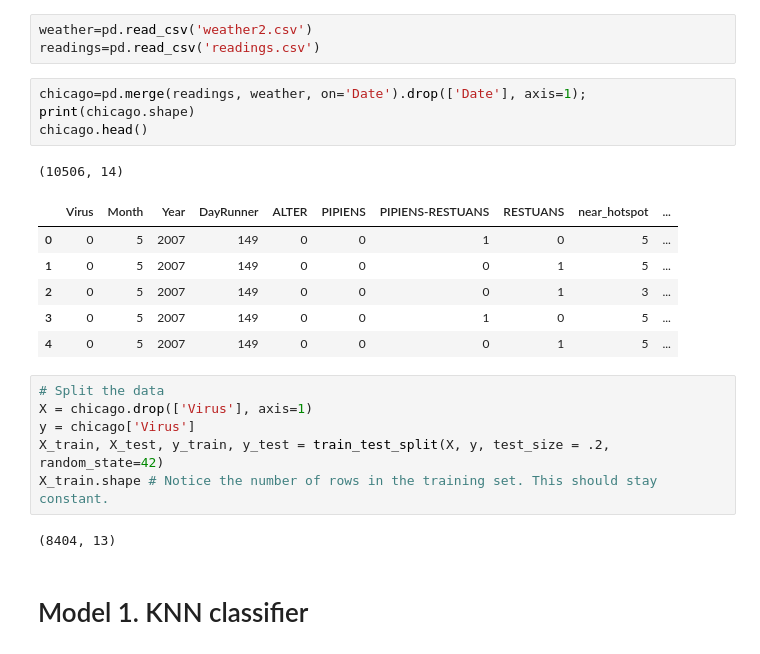
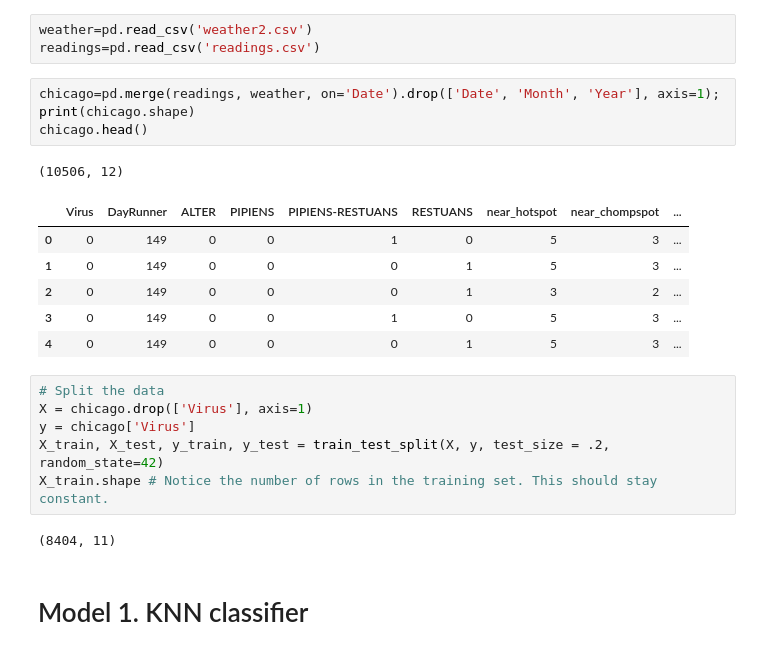
Before and after one commit to austinlasseter/West_Nile_Virus_032108, a Jupyter notebook: Austin/03 - Split and Modeling.ipynb, the cells around one changed output. Cells and saved outputs as stored; diff of their text form.

```diff
--- a/Austin/03 - Split and Modeling.ipynb
+++ b/Austin/03 - Split and Modeling.ipynb
@@ -29,17 +29,17 @@ $('.nbp-app-bar').toggle()
 weather=pd.read_csv('weather2.csv')
 readings=pd.read_csv('readings.csv')
 # %%
-chicago=pd.merge(readings, weather, on='Date').drop(['Date'], axis=1);
+chicago=pd.merge(readings, weather, on='Date').drop(['Date', 'Month', 'Year'], axis=1);
 print(chicago.shape)
 chicago.head()
 # %% [output]
-(10506, 14)
+(10506, 12)
-|  | Virus | Month | Year | DayRunner | ALTER | PIPIENS | PIPIENS-RESTUANS | RESTUANS | near_hotspot | ... |
-| 0 | 0 | 5 | 2007 | 149 | 0 | 0 | 1 | 0 | 5 | ... |
-| 1 | 0 | 5 | 2007 | 149 | 0 | 0 | 0 | 1 | 5 | ... |
-| 2 | 0 | 5 | 2007 | 149 | 0 | 0 | 0 | 1 | 3 | ... |
-| 3 | 0 | 5 | 2007 | 149 | 0 | 0 | 1 | 0 | 5 | ... |
-| 4 | 0 | 5 | 2007 | 149 | 0 | 0 | 0 | 1 | 5 | ... |
+|  | Virus | DayRunner | ALTER | PIPIENS | PIPIENS-RESTUANS | RESTUANS | near_hotspot | near_chompspot | ... |
+| 0 | 0 | 149 | 0 | 0 | 1 | 0 | 5 | 3 | ... |
+| 1 | 0 | 149 | 0 | 0 | 0 | 1 | 5 | 3 | ... |
+| 2 | 0 | 149 | 0 | 0 | 0 | 1 | 3 | 2 | ... |
+| 3 | 0 | 149 | 0 | 0 | 1 | 0 | 5 | 3 | ... |
+| 4 | 0 | 149 | 0 | 0 | 0 | 1 | 5 | 3 | ... |
 # %%
 # Split the data
 X = chicago.drop(['Virus'], axis=1)
@@ -47,7 +47,7 @@ y = chicago['Virus']
 X_train, X_test, y_train, y_test = train_test_split(X, y, test_size = .2, random_state=42)
 X_train.shape # Notice the number of rows in the training set. This should stay constant.
 # %% [output]
-(8404, 13)
+(8404, 11)
 # %% [markdown]
 # Model 1. KNN classifier
 # %% [markdown]
```
Also changed, not shown: parts of 19 cells of this notebook, 1 other file.
